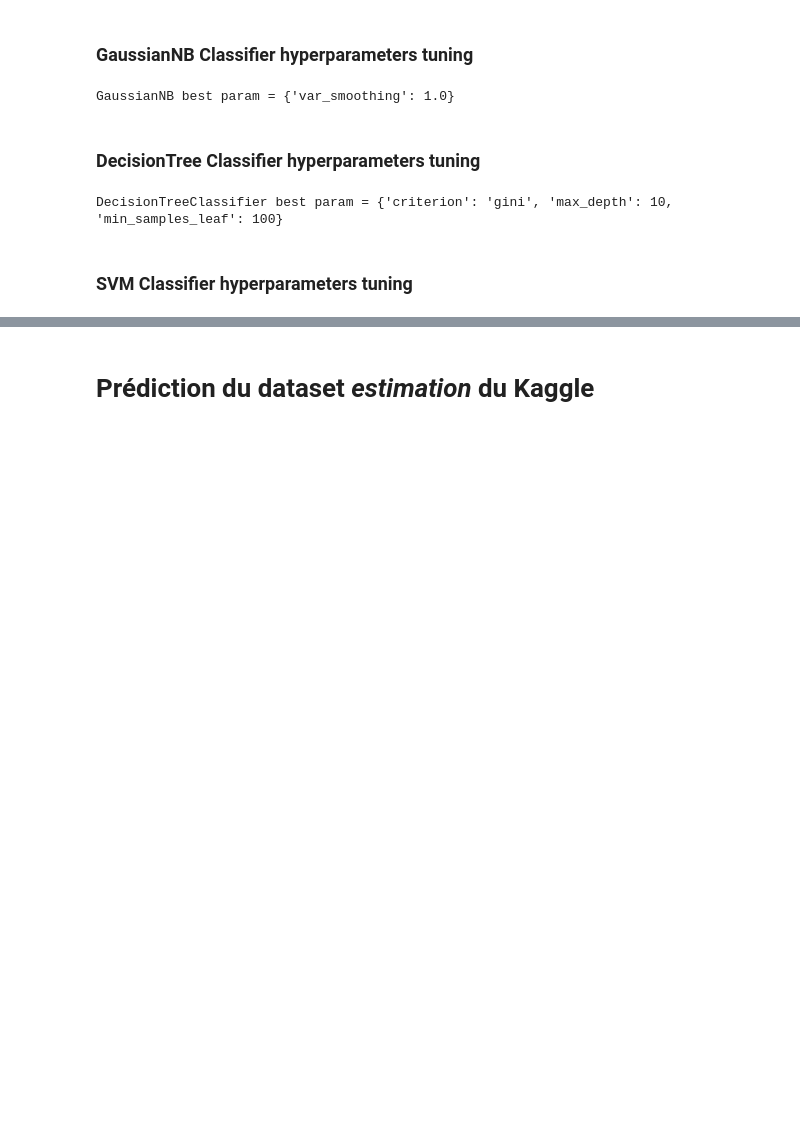
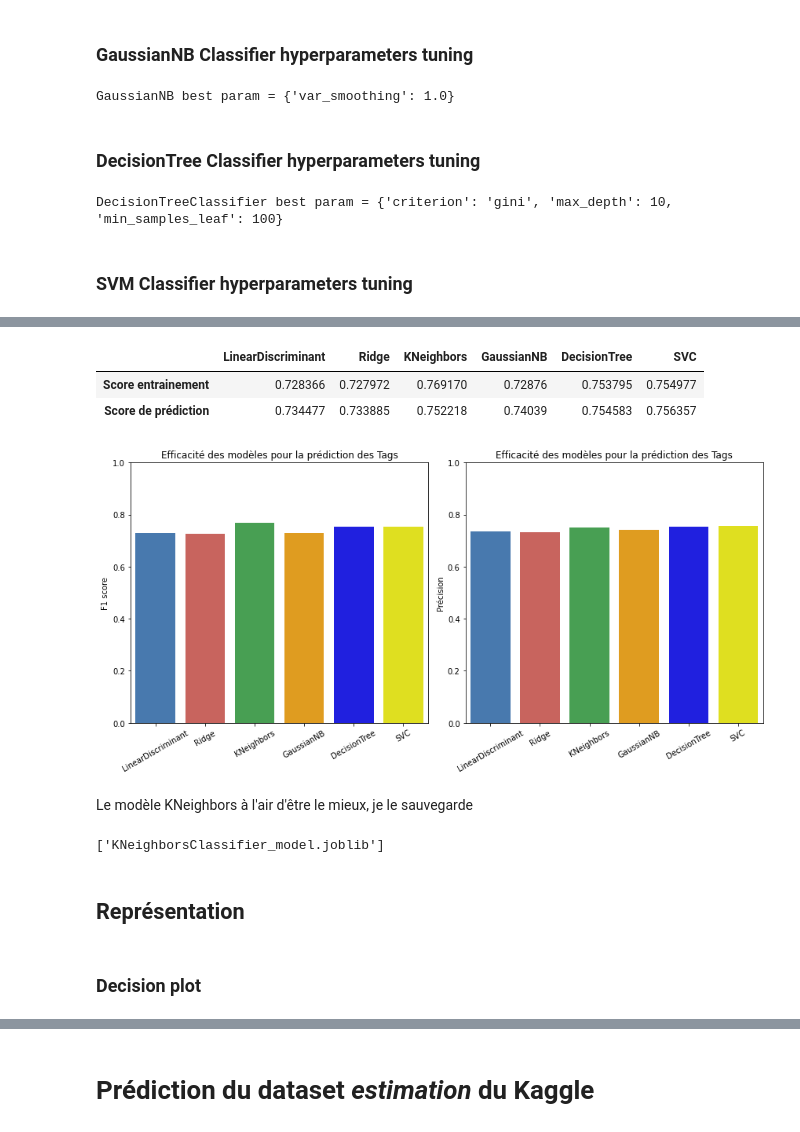
Before and after one commit to AurelienCD/Formation_OCR_Ing_Machine_Learning, a Jupyter notebook: P8_01_notebook.ipynb, the cells around one changed output, grey strips where cells are left out. Saved outputs shown, nothing was run; the diff lists cells and outputs as text; code cells hidden in the pictures; blank space fills up the shorter version.

```diff
--- a/P8_01_notebook.ipynb
+++ b/P8_01_notebook.ipynb
@@ -788,3 +790,18 @@ print("Lasso best param = " +str(SVC_GridSearchCV.best_params_))
 # %%
-List_of_models = [LinearDiscriminantAnalysis(), RidgeClassifier(), KNeighborsClassifier(leaf_size = 1, n_neighbors = 23, p= 2), GaussianNB(var_smoothing = 1), DecisionTree(criterion = 'gini', max_depth = 10, min_samples_leaf = 100), SVC(C= 10, gamma = 1, kernel= 'rbf')]
-List_of_models_for_graph = ["LinearDiscriminant", "Ridge", "KNeighbors", "DecisionTree", "SVC"]
+List_of_models = [LinearDiscriminantAnalysis(), RidgeClassifier(), KNeighborsClassifier(leaf_size = 1, n_neighbors = 23, p= 2), GaussianNB(var_smoothing = 1), DecisionTreeClassifier(criterion = 'gini', max_depth = 10, min_samples_leaf = 100), SVC(C= 1, kernel= 'rbf')]
+List_of_models_for_graph = ["LinearDiscriminant", "Ridge", "KNeighbors", "GaussianNB", "DecisionTree", "SVC"]
+# %%
+df_results = pad.DataFrame(index = ["Score entrainement", "Score de prédiction"])
+# %%
+for i in range(len(List_of_models)):
+  model_regr = List_of_models[i]
+  model_regr.fit(X_train, y_train)
+  y_pred = model_regr.predict(X_test)
+  results_classification = np.array([model_regr.score(X_train,y_train), model_regr.score(X_test,y_test)])
+  df_results[List_of_models_for_graph[i]] = results_classification
+# %%
+df_results
+# %% [output]
+|  | LinearDiscriminant | Ridge | KNeighbors | GaussianNB | DecisionTree | SVC |
+| Score entrainement | 0.728366 | 0.727972 | 0.769170 | 0.72876 | 0.753795 | 0.754977 |
+| Score de prédiction | 0.734477 | 0.733885 | 0.752218 | 0.74039 | 0.754583 | 0.756357 |
@@ -790,0 +811,20 @@ List_of_models_for_graph = ["LinearDiscriminant", "Ridge", "KNeighbors", "Decisi
+# %%
+df_graph = df_results.transpose()
+fig, axs = plt.subplots(1, 2, figsize=(12, 6))
+ax1 = sns.barplot(x=df_graph.index, y=df_graph["Score entrainement"].values, data=df_graph, ax=axs[0], palette = custom_palette)
+ax2 = sns.barplot(x=df_graph.index, y=df_graph["Score de prédiction"].values, data=df_graph, ax=axs[1], palette = custom_palette)
+ax1.set_xticklabels(ax1.get_xticklabels(),rotation=30)
+ax1.set_title('Efficacité des modèles pour la prédiction des Tags')
+ax1.set_ylabel('F1 score')
+ax1.set(ylim=(0, 1))
+ax2.set_xticklabels(ax2.get_xticklabels(),rotation=30)
+ax2.set_title('Efficacité des modèles pour la prédiction des Tags')
+ax2.set_ylabel('Précision')
+ax2.set(ylim=(0, 1))
+
+plt.tight_layout()
+fig.savefig("Performance modèles classification", dpi=400)
+# %% [output]
+[figure, added]
+# %% [markdown]
+Le modèle KNeighbors à l'air d'être le mieux, je le sauvegarde
@@ -790,0 +833,11 @@ List_of_models_for_graph = ["LinearDiscriminant", "Ridge", "KNeighbors", "Decisi
+# %%
+#Sauvegarde du modèle optimisé
+model_class_KN = KNeighborsClassifier(leaf_size = 1, n_neighbors = 23, p= 2)
+model_class_KN.fit(X_train, y_train)
+dump(model_class_KN, 'KNeighborsClassifier_model.joblib')
+# %% [output]
+['KNeighborsClassifier_model.joblib']
+# %% [markdown]
+## Représentation
+# %% [markdown]
+### Decision plot
```
Also changed, not shown: parts of 30 cells of this notebook.
